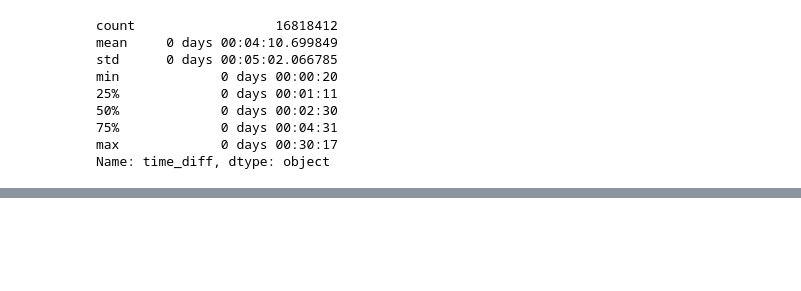
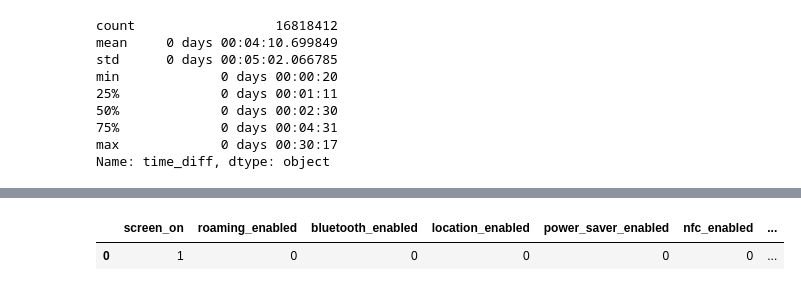
Before and after one commit to greenhub-project/fisherman, a Jupyter notebook: notebooks/2-eda/21-samples-eda.ipynb, the cells around one changed output, grey strips where cells are left out. Saved outputs shown, nothing was run; the diff lists cells and outputs as text; code cells hidden in the pictures; blank space fills up the shorter version.

```diff
--- a/notebooks/2-eda/21-samples-eda.ipynb
+++ b/notebooks/2-eda/21-samples-eda.ipynb
@@ -88,5 +89,10 @@ gc.collect()
-# %%
-trans_profile = lambda x: list(np.binary_repr(x, width=11)[::-1])
+# %%
+def trans_profile(x):
+    columns = ['screen_on', 'roaming_enabled', 'bluetooth_enabled', 'location_enabled',
+    'power_saver_enabled', 'nfc_enabled', 'developer_mode', 'wifi_enabled',
+    'mobile_enabled', 'wifi_active', 'mobile_active']
+
+    return pd.DataFrame(np.array([list(np.binary_repr(x, width=11)[::-1])]), columns=columns)
 # %%
 features = ['timestamp']
 
@@ -226,0 +233,5 @@ fig.show()
+# %%
+trans_profile(641)
+# %% [output]
+|  | screen_on | roaming_enabled | bluetooth_enabled | location_enabled | power_saver_enabled | nfc_enabled | ... |
+| 0 | 1 | 0 | 0 | 0 | 0 | 0 | ... |
```
Also changed, not shown: parts of 7 cells of this notebook, 7 other files.
